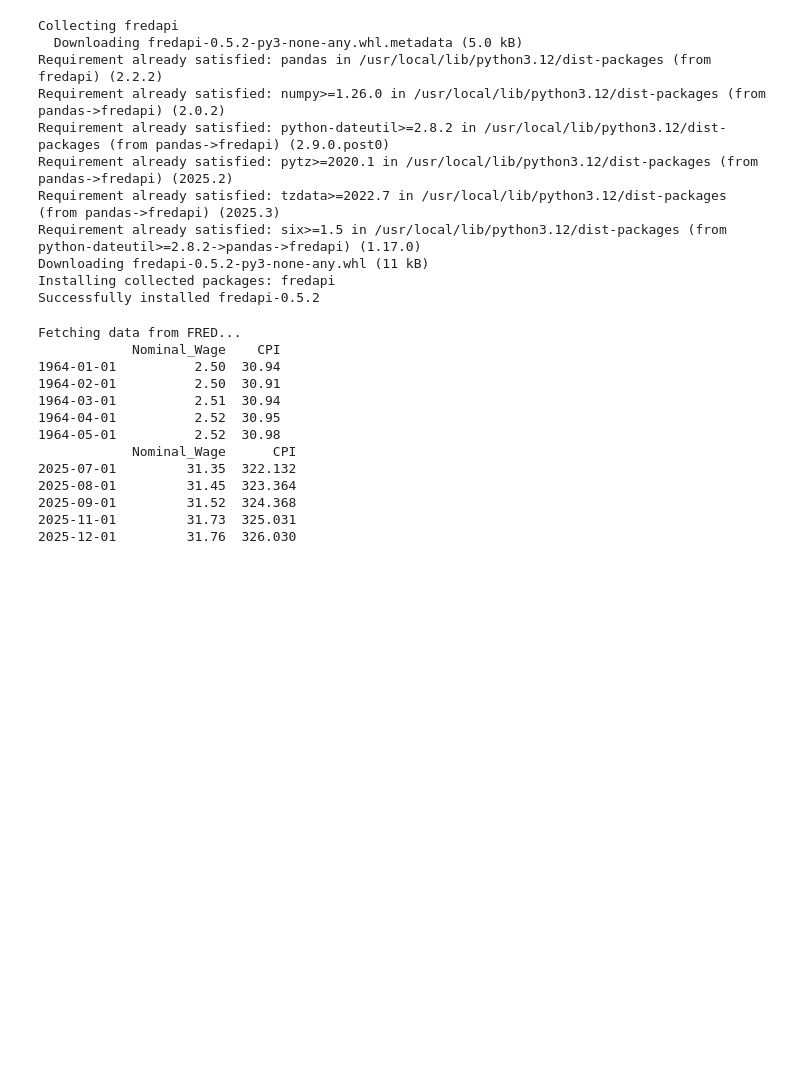
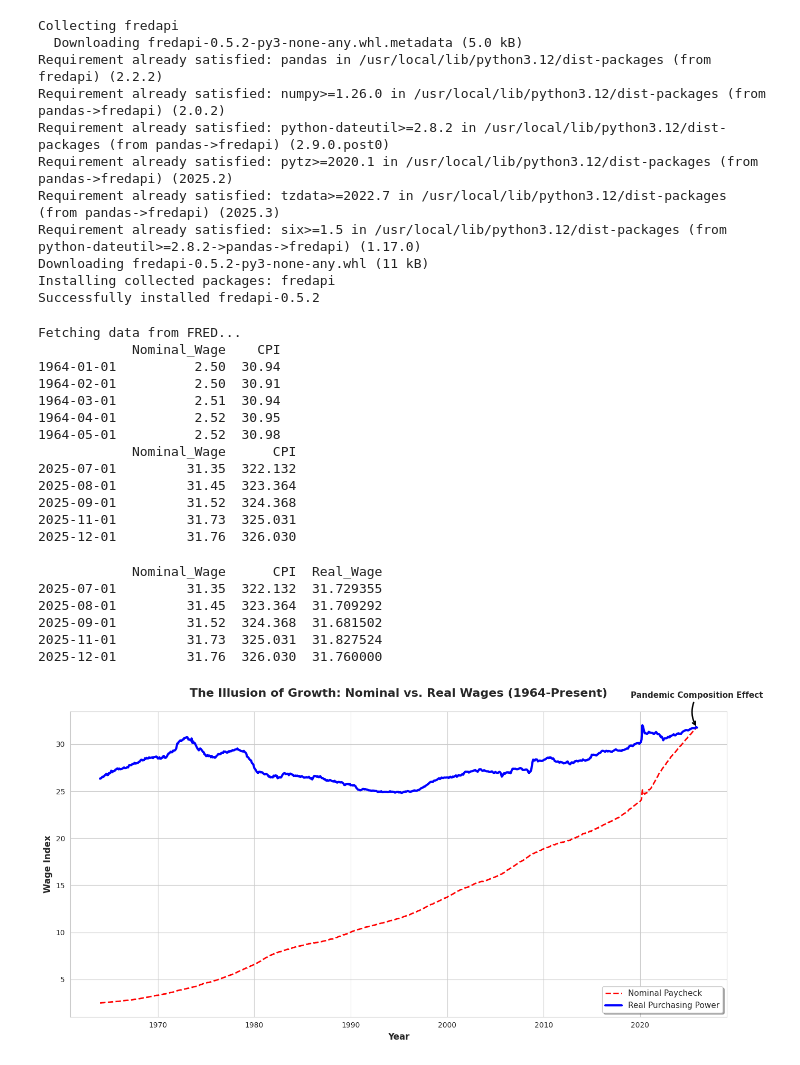
Before and after one commit to nkefeyan-22-26/ECON5200-Applied-Data-Analytics-in-Economics, a Jupyter notebook: Lab2/Lab 2: Deflating History with FRED.ipynb, the cells around one changed output. Cells and saved outputs as stored; diff of their text form; code cells hidden in the pictures; blank space fills up the shorter version.

```diff
--- a/Lab2/Lab 2: Deflating History with FRED.ipynb
+++ b/Lab2/Lab 2: Deflating History with FRED.ipynb
@@ -51,3 +51,82 @@ Fetching data from FRED...
 2025-09-01         31.52  324.368
 2025-11-01         31.73  325.031
 2025-12-01         31.76  326.030
+# %%
+def get_real_wage(nominal_col, cpi_col):
+    """
+    Takes a nominal column and a CPI column.
+    Returns a new column adjusted for inflation (Real Dollars).
+    """
+    # 1. Get the CPI of the most recent date (Today's Prices)
+    # .iloc[-1] grabs the very last row in the data
+    cpi_today = cpi_col.iloc[-1]
+
+    # 2. The Formula: (Nominal / Old_CPI) * CPI_Today
+    real_col = (nominal_col / cpi_col) * cpi_today
+
+    return real_col
+
+# Apply the function to create a new column
+# We feed the "Machine" our two columns:
+df['Real_Wage'] = get_real_wage(df['Nominal_Wage'], df['CPI'])
+
+# Check the result - Notice how Real Wages are different from Nominal!
+print(df.tail())
+# %% [output]
+            Nominal_Wage      CPI  Real_Wage
+2025-07-01         31.35  322.132  31.729355
+2025-08-01         31.45  323.364  31.709292
+2025-09-01         31.52  324.368  31.681502
+2025-11-01         31.73  325.031  31.827524
+2025-12-01         31.76  326.030  31.760000
+# %%
+# Set the style
+sns.set_style("whitegrid")
+
+# Create figure and axis
+fig, ax = plt.subplots(figsize=(14, 7))
+
+# Plot the wage lines
+ax.plot(df.index, df['Nominal_Wage'],
+        color='red',
+        linestyle='--',
+        linewidth=2,
+        label='Nominal Paycheck')
+
+ax.plot(df.index, df['Real_Wage'],
+        color='blue',
+        linewidth=3,
+        label='Real Purchasing Power')
+
+# Add title and labels
+ax.set_title('The Illusion of Growth: Nominal vs. Real Wages (1964-Present)',
+             fontsize=16,
+             fontweight='bold',
+             pad=20)
+ax.set_xlabel('Year', fontsize=12, fontweight='bold')
+ax.set_ylabel('Wage Index', fontsize=12, fontweight='bold')
+
+# Add annotation for 2020 pandemic spike
+# Find the 2020 data point
+spike_date = df.loc['2020'].index[0] if '2020' in df.index.astype(str) else df.index[-1]
+spike_value = df.loc[spike_date, 'Real_Wage']
+
+ax.annotate('Pandemic Composition Effect',
+            xy=(spike_date, spike_value),
+            xytext=(spike_date, spike_value * 1.1),
+            fontsize=11,
+            fontweight='bold',
+            ha='center',
+            arrowprops=dict(arrowstyle='->',
+                          connectionstyle='arc3,rad=0.3',
+                          color='black',
+                          lw=2))
+
+# Add legend
+ax.legend(loc='best', fontsize=11, frameon=True, shadow=True)
+
+# Improve layout
+plt.tight_layout()
+plt.show()
+# %% [output]
+[figure, added]
```
Also changed, not shown: parts of 2 cells of this notebook.
